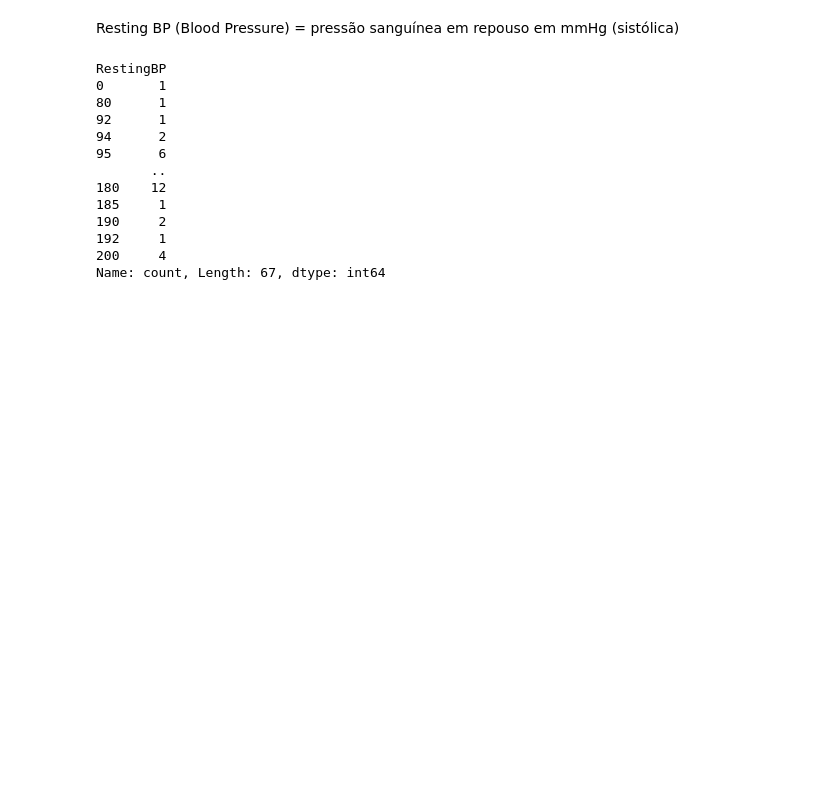
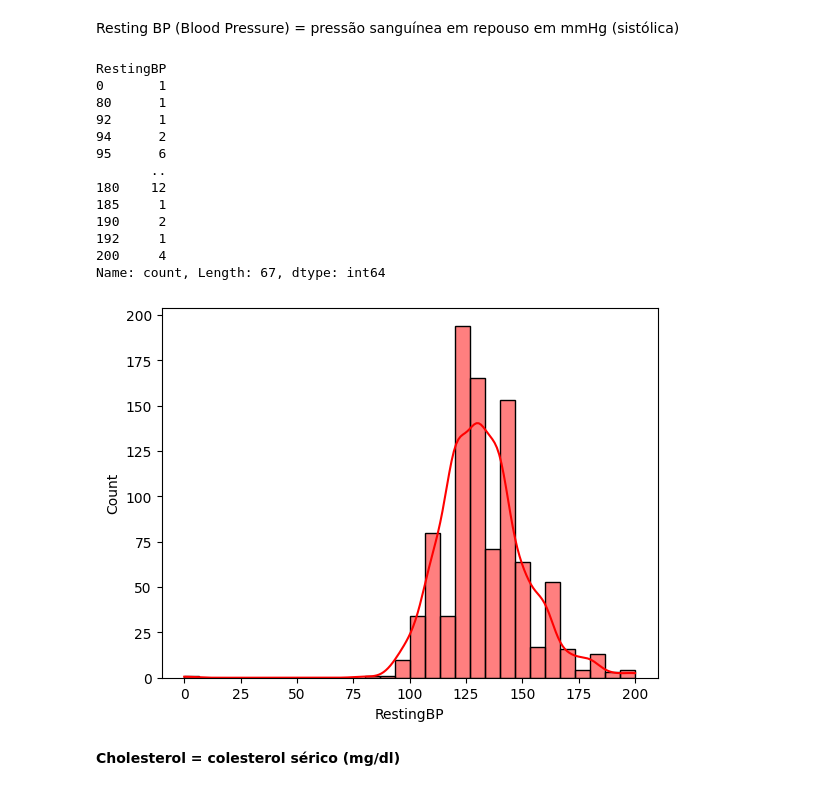
Before and after one commit to KaremLeticia/Tratamento_Classificacao_Doenca_Cardiaca, a Jupyter notebook: main.ipynb, the cells around one changed output. Cells and saved outputs as stored; diff of their text form; code cells hidden in the pictures; blank space fills up the shorter version.

```diff
--- a/main.ipynb
+++ b/main.ipynb
@@ -145,3 +145,9 @@ RestingBP
 192     1
 200     4
 Name: count, Length: 67, dtype: int64
+# %%
+sns.histplot(data, x='RestingBP', bins=30, color='red', kde=True, stat='count');
+# %% [output]
+[figure, added]
+# %% [markdown]
+**Cholesterol = colesterol sérico (mg/dl)**
```
Also changed, not shown: parts of 2 cells of this notebook.
